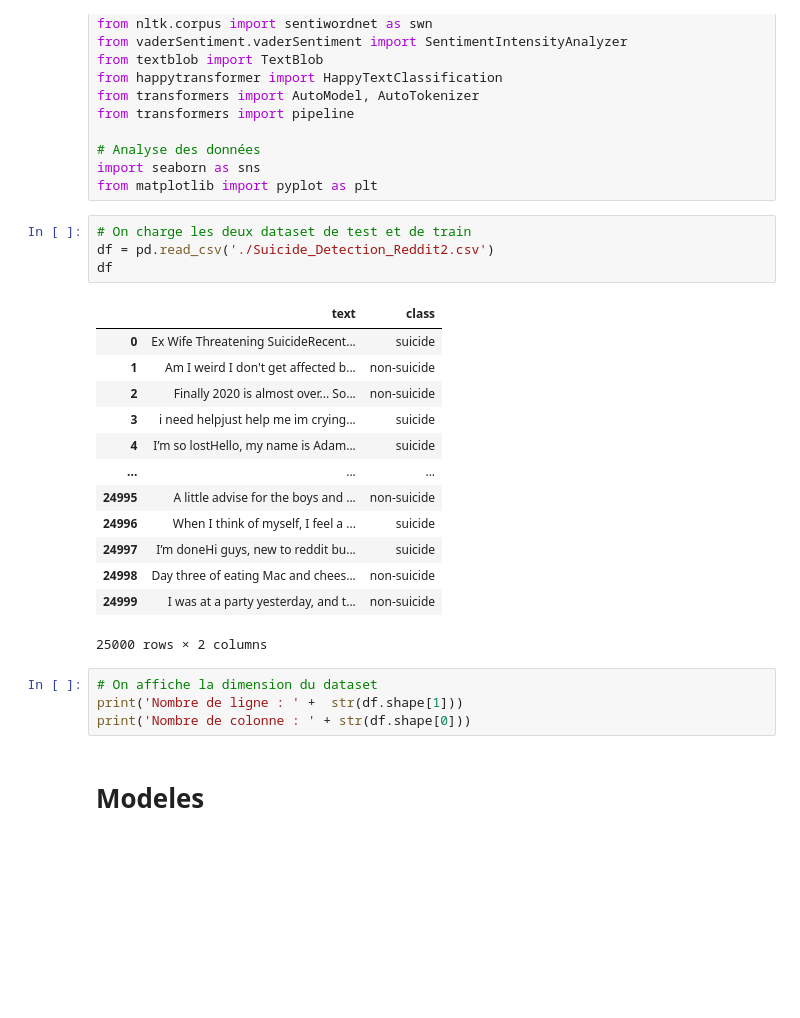
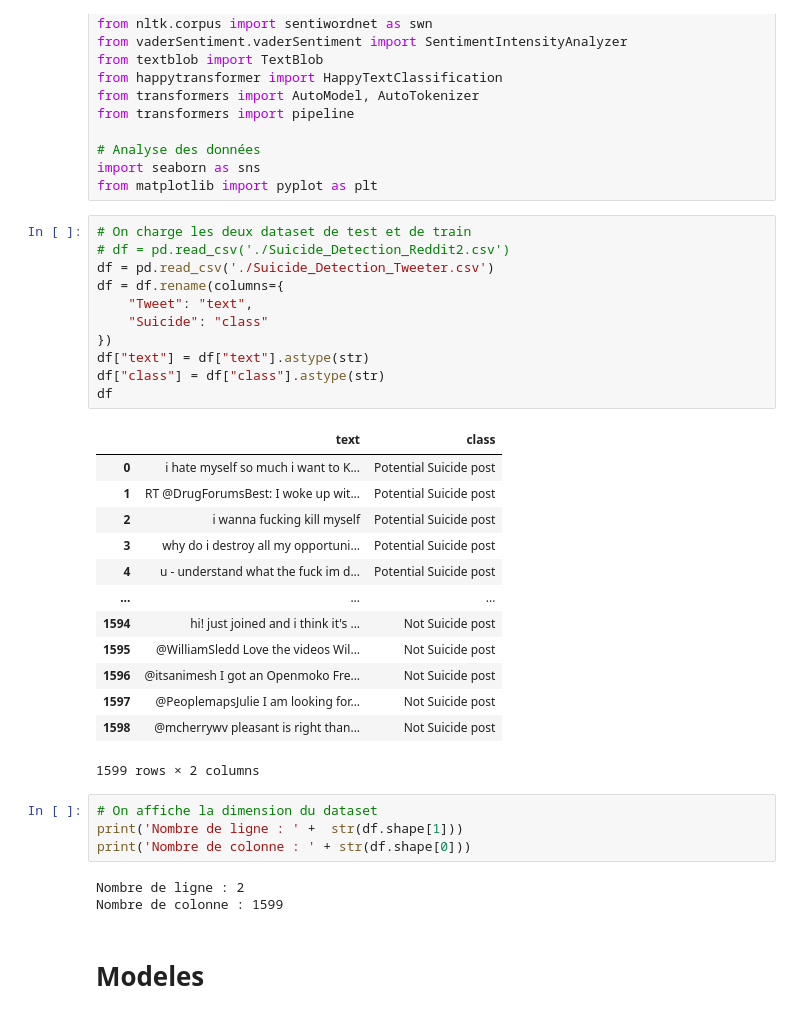
Before and after one commit to Pierre-Portfolio/TwitterFeelingAnalyse, a Jupyter notebook: Livrables/Code/Pierre.ipynb, the cells around one changed output. Cells and saved outputs as stored; diff of their text form; blank space fills up the shorter version.

```diff
--- a/Livrables/Code/Pierre.ipynb
+++ b/Livrables/Code/Pierre.ipynb
@@ -49,26 +49,36 @@ import seaborn as sns
 from matplotlib import pyplot as plt
 # %%
 # On charge les deux dataset de test et de train
-df = pd.read_csv('./Suicide_Detection_Reddit2.csv')
+# df = pd.read_csv('./Suicide_Detection_Reddit2.csv')
+df = pd.read_csv('./Suicide_Detection_Tweeter.csv')
+df = df.rename(columns={
+    "Tweet": "text",
+    "Suicide": "class"
+})
+df["text"] = df["text"].astype(str)
+df["class"] = df["class"].astype(str)
 df
 # %% [output]
 |  | text | class |
-| 0 | Ex Wife Threatening SuicideRecent... | suicide |
-| 1 | Am I weird I don't get affected b... | non-suicide |
-| 2 | Finally 2020 is almost over... So... | non-suicide |
-| 3 | i need helpjust help me im crying... | suicide |
-| 4 | I’m so lostHello, my name is Adam... | suicide |
+| 0 | i hate myself so much i want to K... | Potential Suicide post |
+| 1 | RT @DrugForumsBest: I woke up wit... | Potential Suicide post |
+| 2 | i wanna fucking kill myself | Potential Suicide post |
+| 3 | why do i destroy all my opportuni... | Potential Suicide post |
+| 4 | u - understand what the fuck im d... | Potential Suicide post |
 | ... | ... | ... |
-| 24995 | A little advise for the boys and ... | non-suicide |
-| 24996 | When I think of myself, I feel a ... | suicide |
-| 24997 | I’m doneHi guys, new to reddit bu... | suicide |
-| 24998 | Day three of eating Mac and chees... | non-suicide |
-| 24999 | I was at a party yesterday, and t... | non-suicide |
+| 1594 | hi! just joined and i think it's ... | Not Suicide post |
+| 1595 | @WilliamSledd Love the videos Wil... | Not Suicide post |
+| 1596 | @itsanimesh I got an Openmoko Fre... | Not Suicide post |
+| 1597 | @PeoplemapsJulie I am looking for... | Not Suicide post |
+| 1598 | @mcherrywv pleasant is right than... | Not Suicide post |
-25000 rows × 2 columns
+1599 rows × 2 columns
 # %%
 # On affiche la dimension du dataset
 print('Nombre de ligne : ' +  str(df.shape[1]))
 print('Nombre de colonne : ' + str(df.shape[0]))
+# %% [output]
+Nombre de ligne : 2
+Nombre de colonne : 1599
 # %% [markdown]
 # Modeles
 # %% [markdown]
```
Also changed, not shown: parts of 8 cells of this notebook, 1 other file.
